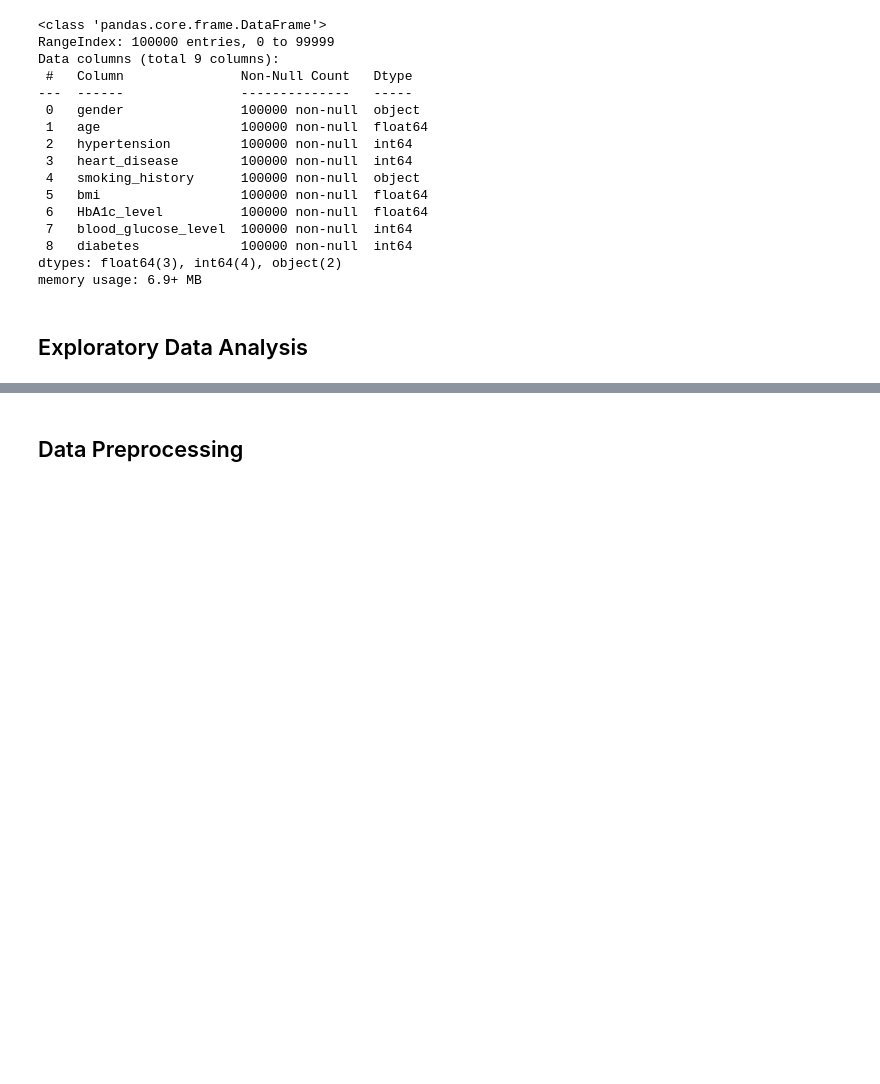
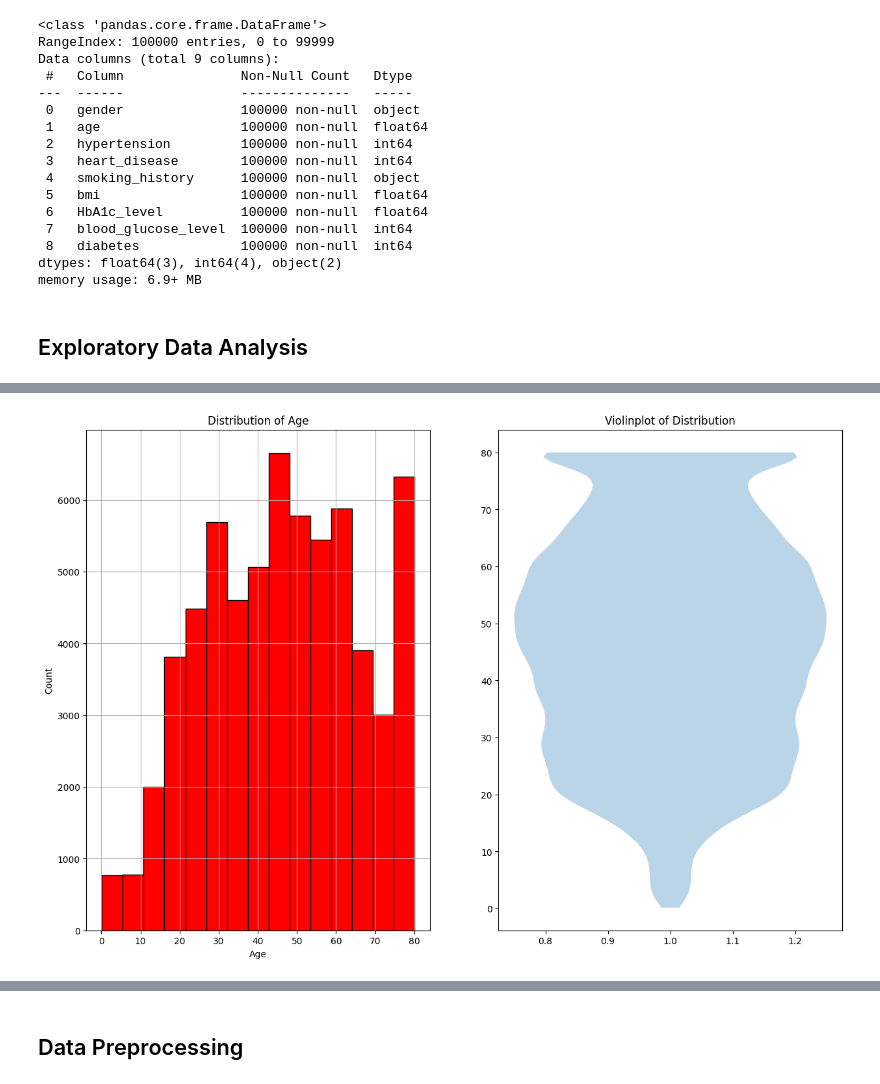
Before and after one commit to Tylikestocode/Diabetes_Prediction, a Jupyter notebook: Diabetes_Prediction.ipynb, the cells around one changed output, grey strips where cells are left out. Saved outputs shown, nothing was run; the diff lists cells and outputs as text; code cells hidden in the pictures; blank space fills up the shorter version.

```diff
--- a/Diabetes_Prediction.ipynb
+++ b/Diabetes_Prediction.ipynb
@@ -42,0 +56,14 @@ import matplotlib.pyplot as plt
+# %%
+figure = plt.figure(figsize=(15, 10))
+ax = figure.subplots(nrows=1, ncols=2)
+ax[0].hist(x=data['age'], color='red', lw=1, ec='black', bins=15)
+ax[0].set_title('Distribution of Age')
+ax[0].set_xlabel('Age')
+ax[0].set_ylabel('Count')
+ax[0].grid()
+
+ax[1].violinplot(data['age'], showextrema=False)
+ax[1].set_title('Violinplot of Distribution')
+plt.show()
+# %% [output]
+[figure, added]
```
Also changed, not shown: parts of 44 cells of this notebook, 4 other files.
